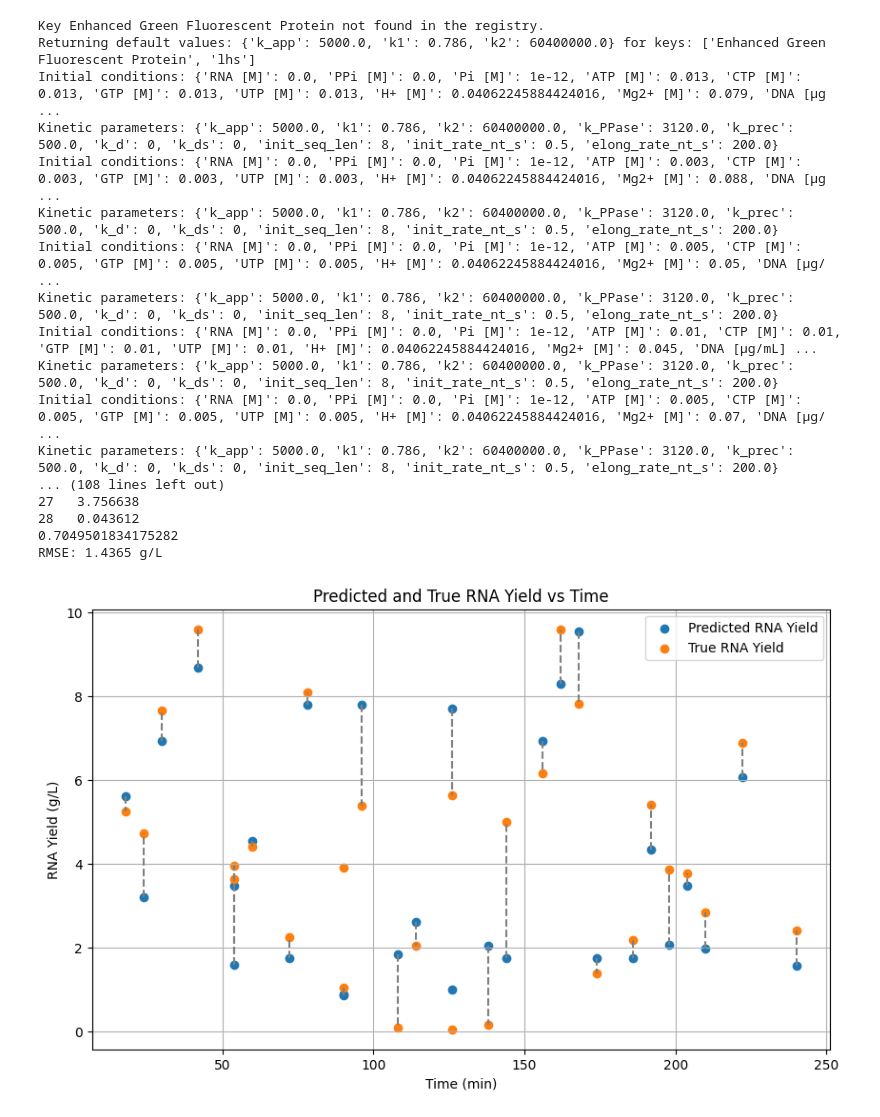
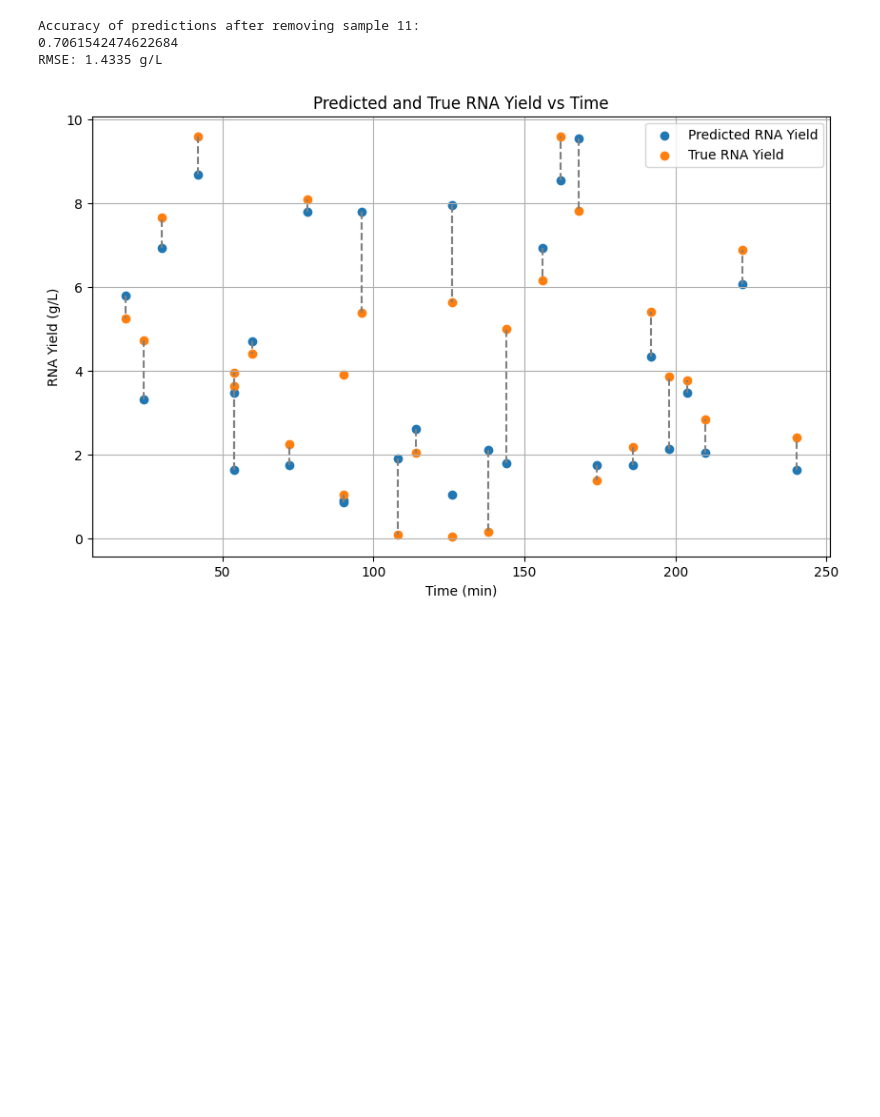
Before and after one commit to kesler20/phd_notebooks, a Jupyter notebook: 2025/07/assimulo_eGFP_predictions.ipynb, the cells around one changed output. Drawn from its saved outputs; the diff is of its cells as text; code cells hidden in the pictures; blank space fills up the shorter version.

```diff
--- a/2025/07/assimulo_eGFP_predictions.ipynb
+++ b/2025/07/assimulo_eGFP_predictions.ipynb
@@ -22,14 +24,10 @@ experimental_conditions, response = adapters.DataPipelineAdapter(
 model = ivt_model.AssimuloIVTModel(template=schema.DNATemplates.eGFP)
 predictions = model.predict_rna_yield(
     experimental_conditions=experimental_conditions,
-    verbose=True,
+    verbose=False,
 )
 
-print("Predictions")
-print(predictions)
-print("Actual Response")
-print(response)
-
+print("Accuracy of predictions:")
 print(
     r2_score(
         response[schema.IVTReactionSchema.RNA_g_L.value],
@@ -106,20 +92,4 @@ RMSE: 1.4345 g/L
 # %%
-import r3.schema as schema
-import r3.adapters as adapters
-from matplotlib import pyplot as plt
-import r3.models.assimulo.assimulo_model as ivt_model
-from sklearn.metrics import r2_score
-import numpy as np
-
-X_columns = [
-    schema.IVTReactionSchema.NTP_M.value,
-    schema.IVTReactionSchema.T7RNAP_u_uL.value,
-    schema.IVTReactionSchema.DNA_ug_mL.value,
-    schema.IVTReactionSchema.Mg2_M.value,
-    schema.IVTReactionSchema.Spd_M.value,
-    schema.IVTReactionSchema.TIME_min.value,
-]
-y_columns = [schema.IVTReactionSchema.RNA_g_L.value]
 experimental_conditions, response = adapters.DataPipelineAdapter(
     "egfp_lhs", verbose=False
 ).get(X_columns=X_columns, y_columns=y_columns)
@@ -133,14 +103,10 @@ response = response.reset_index(drop=True)
 model = ivt_model.AssimuloIVTModel(template=schema.DNATemplates.eGFP)
 predictions = model.predict_rna_yield(
     experimental_conditions=experimental_conditions,
-    verbose=True,
+    verbose=False,
 )
 
-print("Predictions")
-print(predictions)
-print("Actual Response")
-print(response)
-
+print("Accuracy of predictions after removing sample 11:")
 print(
     r2_score(
         response[schema.IVTReactionSchema.RNA_g_L.value],
@@ -169,48 +135,34 @@ plt.scatter(
 )
 ax = plt.gca()
 for i in experimental_conditions[schema.IVTReactionSchema.TIME_min.value]:
     ax.vlines(
         i,
         predictions.loc[
             experimental_conditions[schema.IVTReactionSchema.TIME_min.value] == i,
             schema.IVTReactionSchema.RNA_g_L.value,
         ].values[0],
         response.loc[
             experimental_conditions[schema.IVTReactionSchema.TIME_min.value] == i,
             schema.IVTReactionSchema.RNA_g_L.value,
         ].values[0],
         color="gray",
         linestyle="--",
     )
 
 plt.scatter(
     experimental_conditions[schema.IVTReactionSchema.TIME_min.value],
     response[schema.IVTReactionSchema.RNA_g_L.value],
     marker="o",
     label="True RNA Yield",
 )
 plt.xlabel("Time (min)")
 plt.ylabel("RNA Yield (g/L)")
 plt.title("Predicted and True RNA Yield vs Time")
 plt.legend()
 plt.grid()
 plt.show()
 # %% [output]
-Key Enhanced Green Fluorescent Protein not found in the registry.
-Returning default values: {'k_app': 5000.0, 'k1': 0.786, 'k2': 60400000.0} for keys: ['Enhanced Green Fluorescent Protein', 'lhs']
-Initial conditions: {'RNA [M]': 0.0, 'PPi [M]': 0.0, 'Pi [M]': 1e-12, 'ATP [M]': 0.013, 'CTP [M]': 0.013, 'GTP [M]': 0.013, 'UTP [M]': 0.013, 'H+ [M]': 0.04062245884424016, 'Mg2+ [M]': 0.079, 'DNA [µg ...
-Kinetic parameters: {'k_app': 5000.0, 'k1': 0.786, 'k2': 60400000.0, 'k_PPase': 3120.0, 'k_prec': 500.0, 'k_d': 0, 'k_ds': 0, 'init_seq_len': 8, 'init_rate_nt_s': 0.5, 'elong_rate_nt_s': 200.0}
-Initial conditions: {'RNA [M]': 0.0, 'PPi [M]': 0.0, 'Pi [M]': 1e-12, 'ATP [M]': 0.003, 'CTP [M]': 0.003, 'GTP [M]': 0.003, 'UTP [M]': 0.003, 'H+ [M]': 0.04062245884424016, 'Mg2+ [M]': 0.088, 'DNA [µg ...
-Kinetic parameters: {'k_app': 5000.0, 'k1': 0.786, 'k2': 60400000.0, 'k_PPase': 3120.0, 'k_prec': 500.0, 'k_d': 0, 'k_ds': 0, 'init_seq_len': 8, 'init_rate_nt_s': 0.5, 'elong_rate_nt_s': 200.0}
-Initial conditions: {'RNA [M]': 0.0, 'PPi [M]': 0.0, 'Pi [M]': 1e-12, 'ATP [M]': 0.005, 'CTP [M]': 0.005, 'GTP [M]': 0.005, 'UTP [M]': 0.005, 'H+ [M]': 0.04062245884424016, 'Mg2+ [M]': 0.05, 'DNA [µg/ ...
-Kinetic parameters: {'k_app': 5000.0, 'k1': 0.786, 'k2': 60400000.0, 'k_PPase': 3120.0, 'k_prec': 500.0, 'k_d': 0, 'k_ds': 0, 'init_seq_len': 8, 'init_rate_nt_s': 0.5, 'elong_rate_nt_s': 200.0}
-Initial conditions: {'RNA [M]': 0.0, 'PPi [M]': 0.0, 'Pi [M]': 1e-12, 'ATP [M]': 0.01, 'CTP [M]': 0.01, 'GTP [M]': 0.01, 'UTP [M]': 0.01, 'H+ [M]': 0.04062245884424016, 'Mg2+ [M]': 0.045, 'DNA [µg/mL] ...
-Kinetic parameters: {'k_app': 5000.0, 'k1': 0.786, 'k2': 60400000.0, 'k_PPase': 3120.0, 'k_prec': 500.0, 'k_d': 0, 'k_ds': 0, 'init_seq_len': 8, 'init_rate_nt_s': 0.5, 'elong_rate_nt_s': 200.0}
-Initial conditions: {'RNA [M]': 0.0, 'PPi [M]': 0.0, 'Pi [M]': 1e-12, 'ATP [M]': 0.005, 'CTP [M]': 0.005, 'GTP [M]': 0.005, 'UTP [M]': 0.005, 'H+ [M]': 0.04062245884424016, 'Mg2+ [M]': 0.07, 'DNA [µg/ ...
-Kinetic parameters: {'k_app': 5000.0, 'k1': 0.786, 'k2': 60400000.0, 'k_PPase': 3120.0, 'k_prec': 500.0, 'k_d': 0, 'k_ds': 0, 'init_seq_len': 8, 'init_rate_nt_s': 0.5, 'elong_rate_nt_s': 200.0}
-... (108 lines left out)
-27   3.756638
-28   0.043612
-0.7049501834175282
-RMSE: 1.4365 g/L
+Accuracy of predictions after removing sample 11:
+0.7061542474622684
+RMSE: 1.4335 g/L
-[figure, old version]
+[figure, new version]
```
Also changed, not shown: parts of 11 cells of this notebook.
